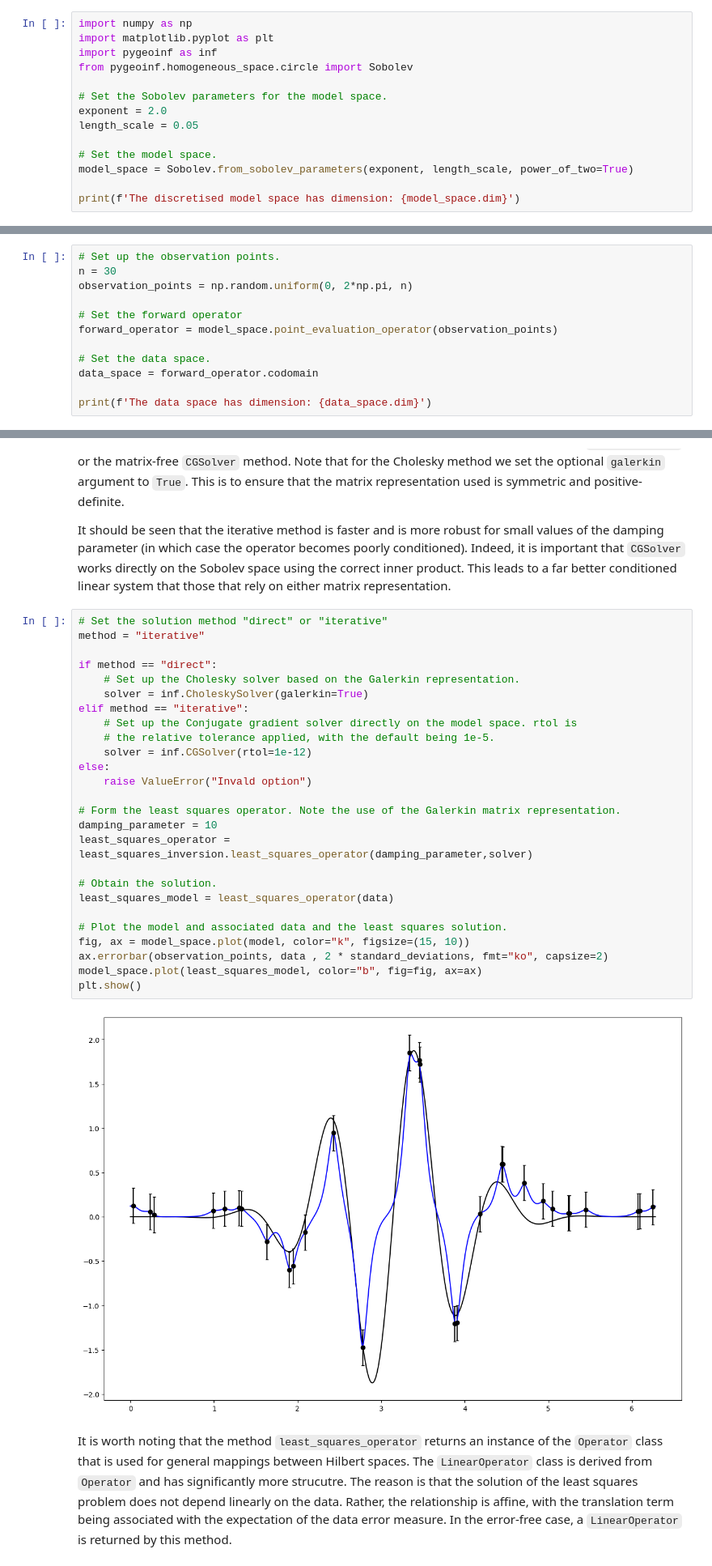
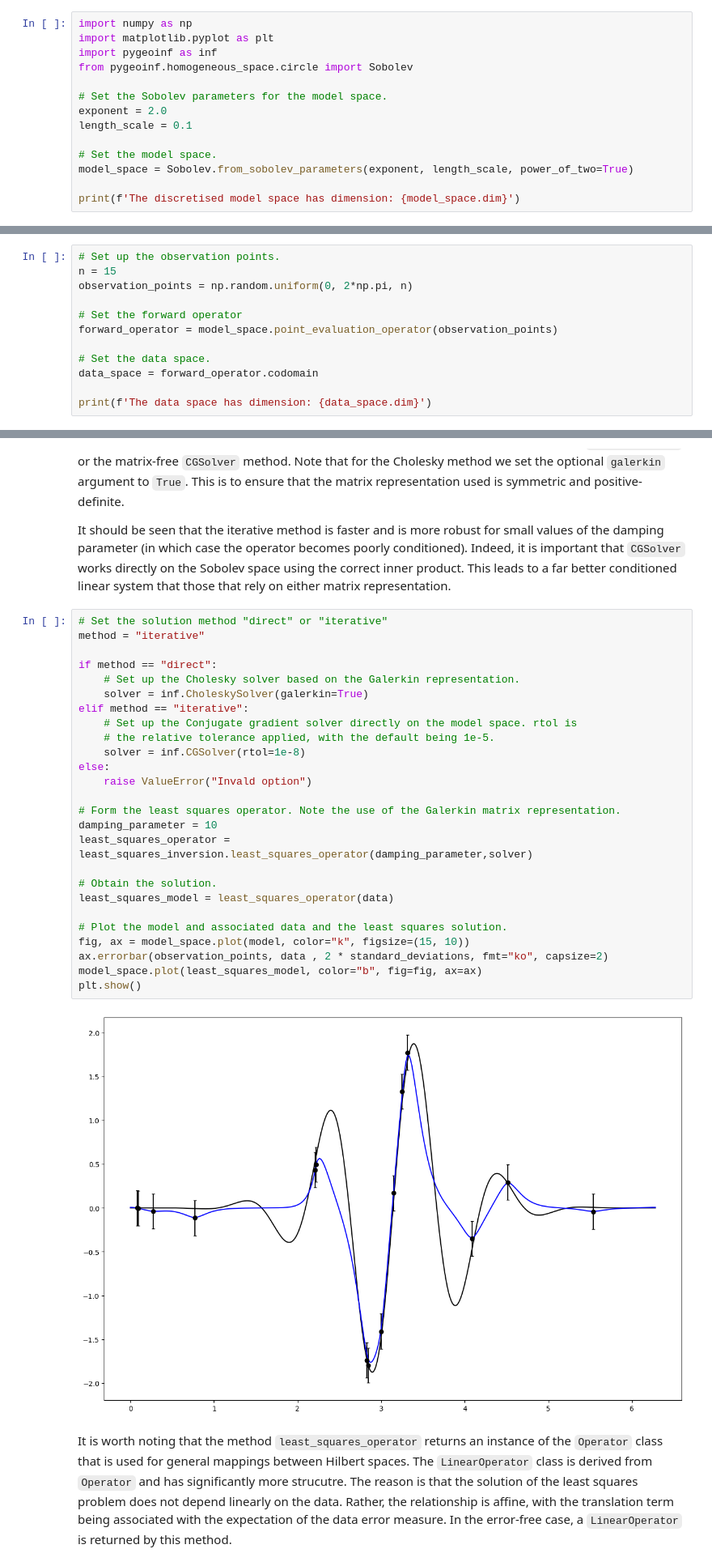
Before and after one commit to da380/pygeoinf, a Jupyter notebook: tutorials/t6.ipynb, the cells around one changed output, grey strips where cells are left out. Shown at 81% size. Saved outputs shown, nothing was run; the diff lists cells and outputs as text.

````diff
--- a/tutorials/t6.ipynb
+++ b/tutorials/t6.ipynb
@@ -22,7 +22,7 @@ from pygeoinf.homogeneous_space.circle import Sobolev
 
 # Set the Sobolev parameters for the model space.
 exponent = 2.0
-length_scale = 0.05
+length_scale = 0.1
 
 # Set the model space.
 model_space = Sobolev.from_sobolev_parameters(exponent, length_scale, power_of_two=True)
@@ -36,7 +36,7 @@
 To get the forward operator, we can use the method ```point_evaluation_operator``` that is built into the Sobolev class. To form this operator, we just need to provide a list of the observation points and the corresponding ```LinearOperator``` is returned. The codomain of this operator is the appropriately dimensioned ```EuclideanSpace``` which we store as the data space for our problem.
 # %%
 # Set up the observation points.
-n = 30
+n = 15
 observation_points = np.random.uniform(0, 2*np.pi, n)
 
 # Set the forward operator
@@ -166,31 +166,31 @@ It should be seen that the iterative method is faster and is more robust for sma
 # %%
 # Set the solution method "direct" or "iterative"
 method = "iterative"
 
 if method == "direct":
     # Set up the Cholesky solver based on the Galerkin representation.
     solver = inf.CholeskySolver(galerkin=True)
 elif method == "iterative":
     # Set up the Conjugate gradient solver directly on the model space. rtol is
     # the relative tolerance applied, with the default being 1e-5.
-    solver = inf.CGSolver(rtol=1e-12)
+    solver = inf.CGSolver(rtol=1e-8)
 else:
     raise ValueError("Invald option")
 
 # Form the least squares operator. Note the use of the Galerkin matrix representation.
 damping_parameter = 10
 least_squares_operator = least_squares_inversion.least_squares_operator(damping_parameter,solver)
 
 # Obtain the solution.
 least_squares_model = least_squares_operator(data)
 
 # Plot the model and associated data and the least squares solution.
 fig, ax = model_space.plot(model, color="k", figsize=(15, 10))
 ax.errorbar(observation_points, data , 2 * standard_deviations, fmt="ko", capsize=2)
 model_space.plot(least_squares_model, color="b", fig=fig, ax=ax)
 plt.show()
 # %% [output]
-[figure, old version]
+[figure, new version]
 # %% [markdown]
 It is worth noting that the method ```least_squares_operator``` returns an instance of the ```Operator``` class that is used for general mappings between Hilbert spaces. The ```LinearOperator``` class is derived from ```Operator``` and has significantly more strucutre. The reason is that the solution of the least squares problem does not depend linearly on the data. Rather, the relationship is affine, with the translation term being associated with the expectation of the data error measure. In the error-free case, a ```LinearOperator``` is returned by this method.
 # %% [markdown]
````
Also changed, not shown: parts of 4 cells of this notebook, 13 other files.
